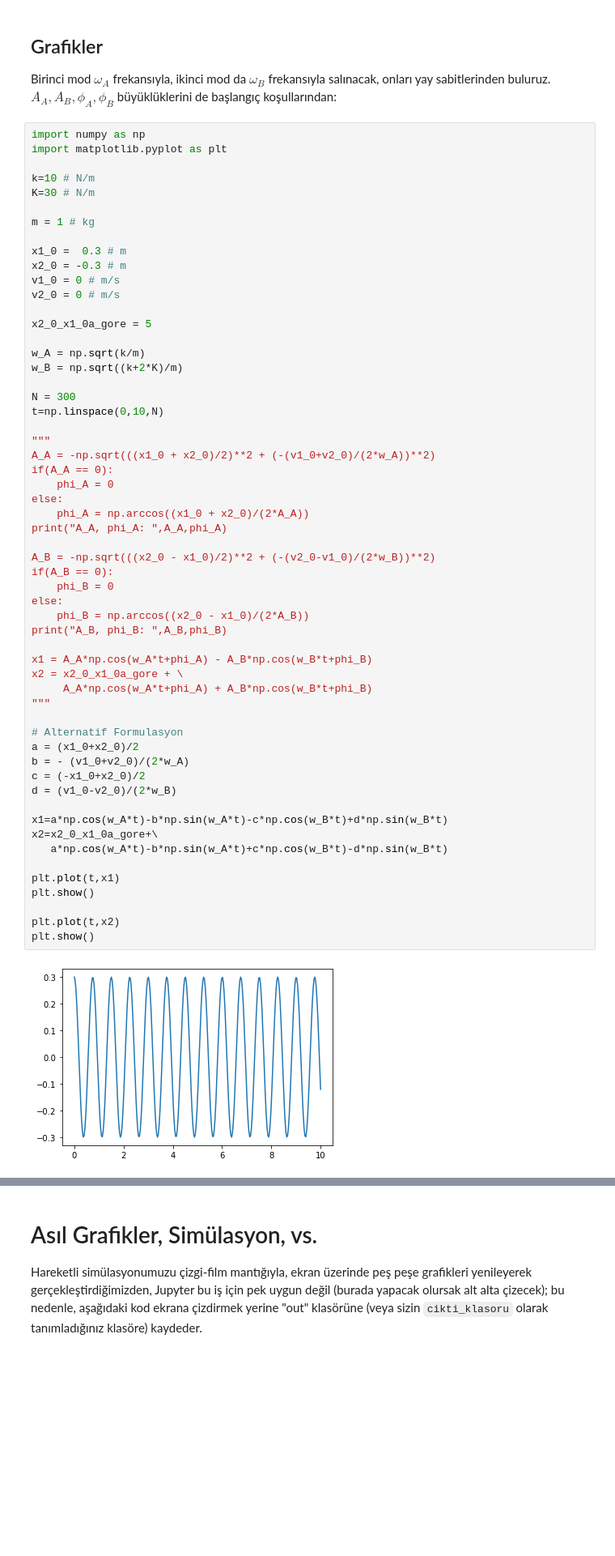
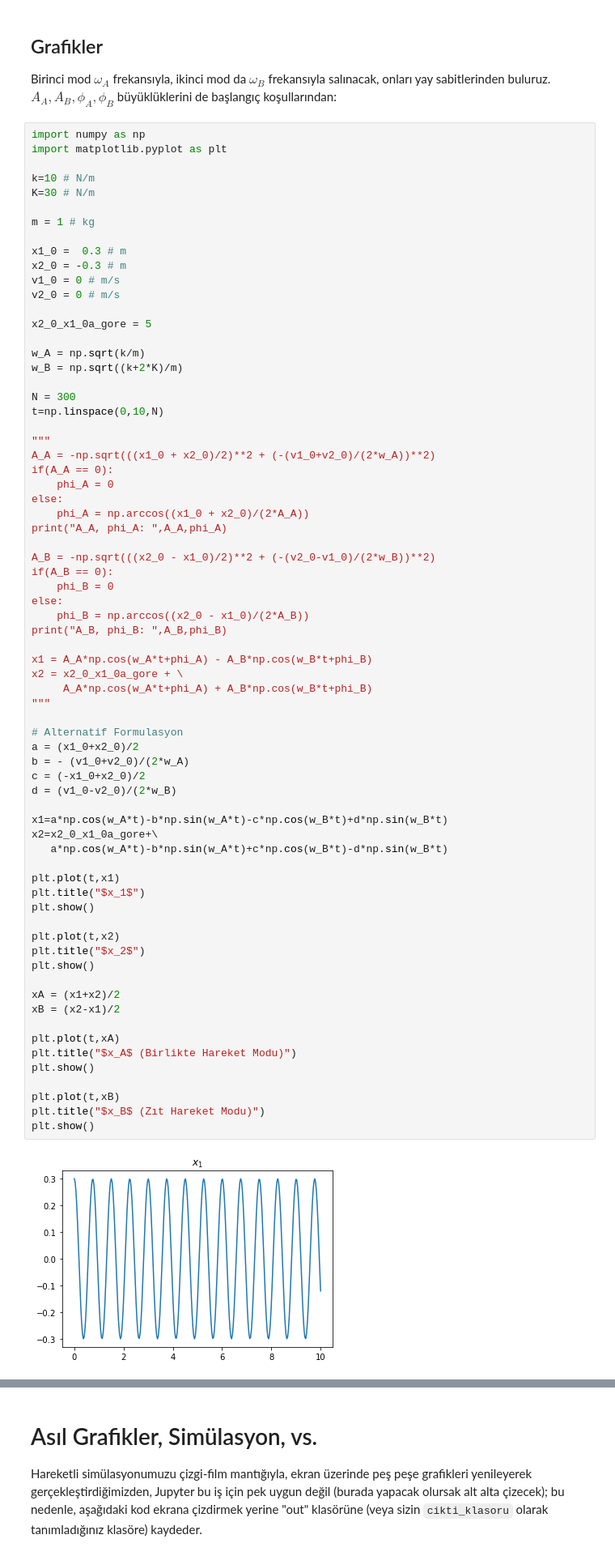
Before and after one commit to emresururi/FIZ220, a Jupyter notebook: jupyter_notebook/FIZ220_EST_UygulamaNotlari_08_LineerCebir_Uygulamalari_2.ipynb, the cells around one changed output, grey strips where cells are left out. Shown at 81% size. Saved outputs shown, nothing was run; the diff lists cells and outputs as text; blank space fills up the shorter version.

```diff
--- a/jupyter_notebook/FIZ220_EST_UygulamaNotlari_08_LineerCebir_Uygulamalari_2.ipynb
+++ b/jupyter_notebook/FIZ220_EST_UygulamaNotlari_08_LineerCebir_Uygulamalari_2.ipynb
@@ -778,31 +778,44 @@ else:
 print("A_A, phi_A: ",A_A,phi_A)
 
 A_B = -np.sqrt(((x2_0 - x1_0)/2)**2 + (-(v2_0-v1_0)/(2*w_B))**2)
 if(A_B == 0):
     phi_B = 0
 else:
     phi_B = np.arccos((x2_0 - x1_0)/(2*A_B))
 print("A_B, phi_B: ",A_B,phi_B)
 
 x1 = A_A*np.cos(w_A*t+phi_A) - A_B*np.cos(w_B*t+phi_B)
 x2 = x2_0_x1_0a_gore + \
      A_A*np.cos(w_A*t+phi_A) + A_B*np.cos(w_B*t+phi_B)
 """
 
 # Alternatif Formulasyon
 a = (x1_0+x2_0)/2
 b = - (v1_0+v2_0)/(2*w_A)
 c = (-x1_0+x2_0)/2
 d = (v1_0-v2_0)/(2*w_B)
 
 x1=a*np.cos(w_A*t)-b*np.sin(w_A*t)-c*np.cos(w_B*t)+d*np.sin(w_B*t)
 x2=x2_0_x1_0a_gore+\
    a*np.cos(w_A*t)-b*np.sin(w_A*t)+c*np.cos(w_B*t)-d*np.sin(w_B*t)
 
 plt.plot(t,x1)
+plt.title("$x_1$")
 plt.show()
 
 plt.plot(t,x2)
+plt.title("$x_2$")
 plt.show()
+
+xA = (x1+x2)/2
+xB = (x2-x1)/2
+
+plt.plot(t,xA)
+plt.title("$x_A$ (Birlikte Hareket Modu)")
+plt.show()
+
+plt.plot(t,xB)
+plt.title("$x_B$ (Zıt Hareket Modu)")
+plt.show()
 # %% [output]
-[figure, old version]
+[figure, new version]
```
Also changed, not shown: parts of 2 cells of this notebook, 1 other file.
